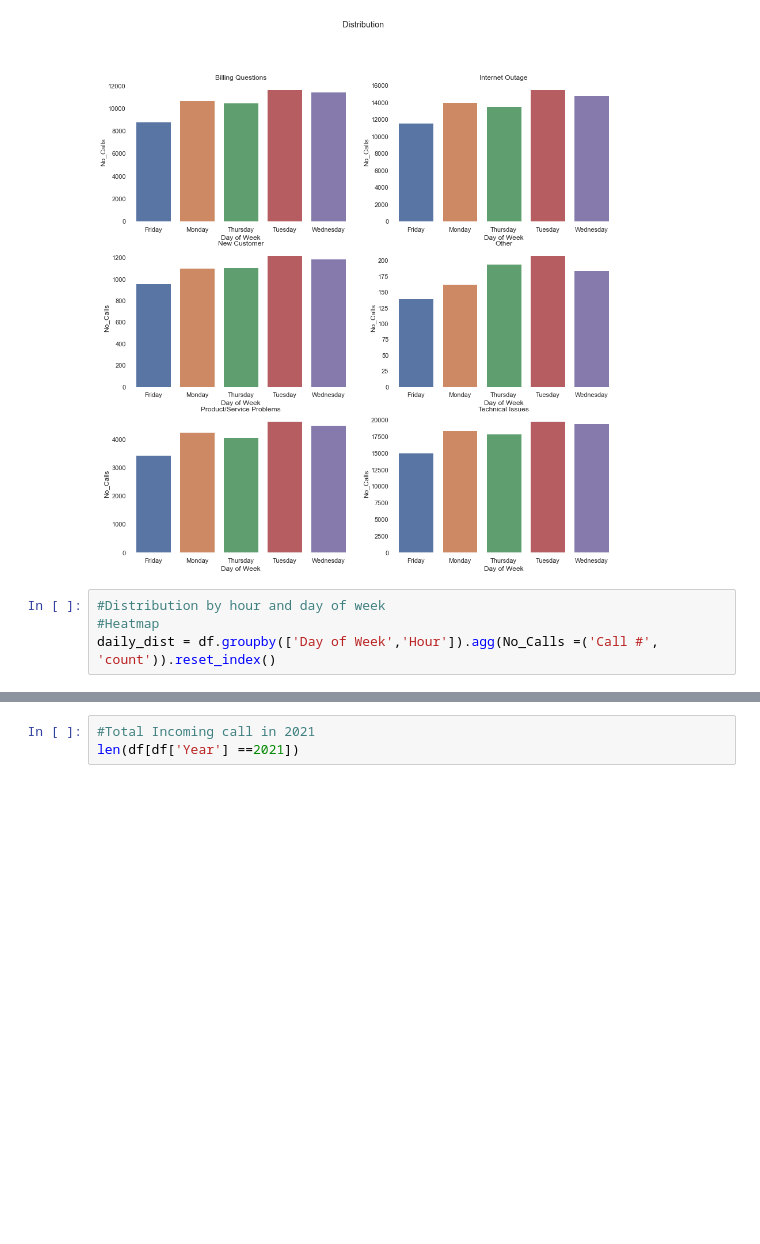
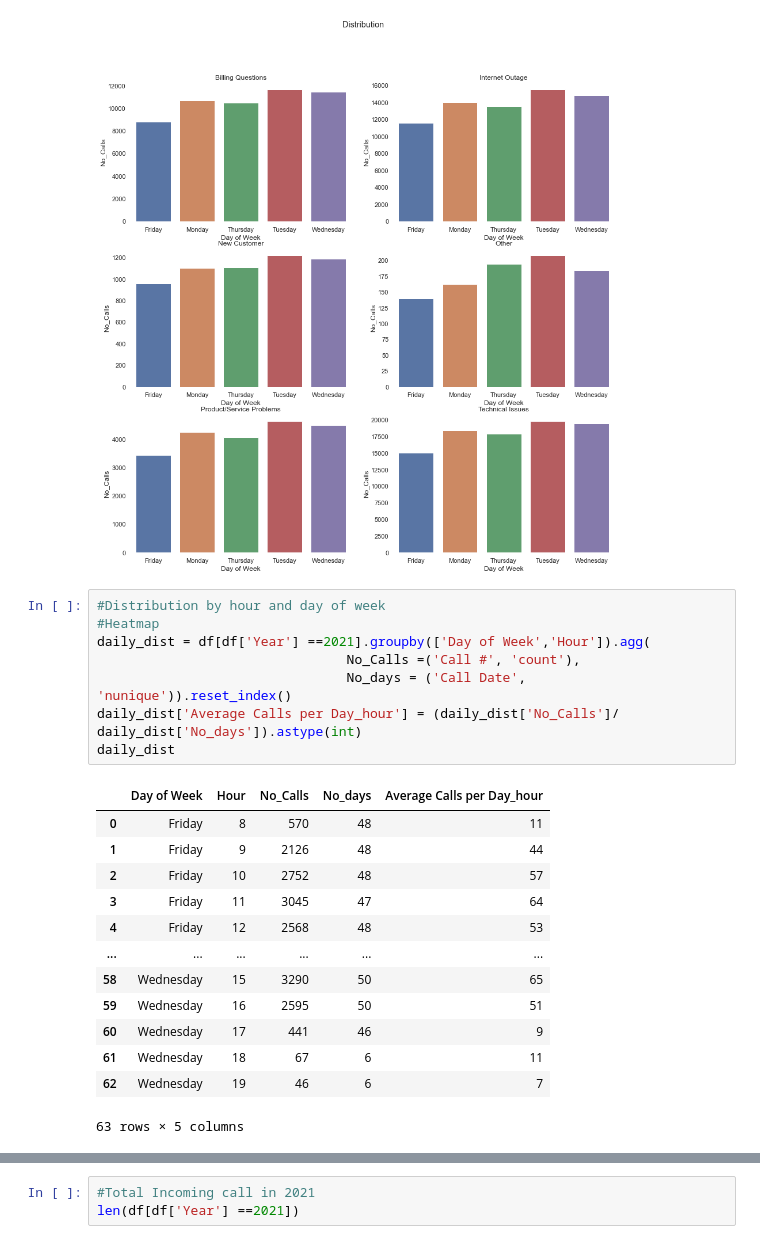
Before and after one commit to diana-kungu/RWDF, a Jupyter notebook: Call Center Operations Analytics/call_center.ipynb, the cells around one changed output, grey strips where cells are left out. Cells and saved outputs as stored; diff of their text form; blank space fills up the shorter version.

```diff
--- a/Call Center Operations Analytics/call_center.ipynb
+++ b/Call Center Operations Analytics/call_center.ipynb
@@ -141,4 +140,22 @@ for i in df_day_distribution['Call Reason'].unique():
 # %%
 #Distribution by hour and day of week
 #Heatmap
-daily_dist = df.groupby(['Day of Week','Hour']).agg(No_Calls =('Call #', 'count')).reset_index()
+daily_dist = df[df['Year'] ==2021].groupby(['Day of Week','Hour']).agg(
+                                No_Calls =('Call #', 'count'),
+                                No_days = ('Call Date', 'nunique')).reset_index()
+daily_dist['Average Calls per Day_hour'] = (daily_dist['No_Calls']/ daily_dist['No_days']).astype(int)
+daily_dist
+# %% [output]
+|  | Day of Week | Hour | No_Calls | No_days | Average Calls per Day_hour |
+| 0 | Friday | 8 | 570 | 48 | 11 |
+| 1 | Friday | 9 | 2126 | 48 | 44 |
+| 2 | Friday | 10 | 2752 | 48 | 57 |
+| 3 | Friday | 11 | 3045 | 47 | 64 |
+| 4 | Friday | 12 | 2568 | 48 | 53 |
+| ... | ... | ... | ... | ... | ... |
+| 58 | Wednesday | 15 | 3290 | 50 | 65 |
+| 59 | Wednesday | 16 | 2595 | 50 | 51 |
+| 60 | Wednesday | 17 | 441 | 46 | 9 |
+| 61 | Wednesday | 18 | 67 | 6 | 11 |
+| 62 | Wednesday | 19 | 46 | 6 | 7 |
+63 rows × 5 columns
```
Also changed, not shown: parts of 4 cells of this notebook.
